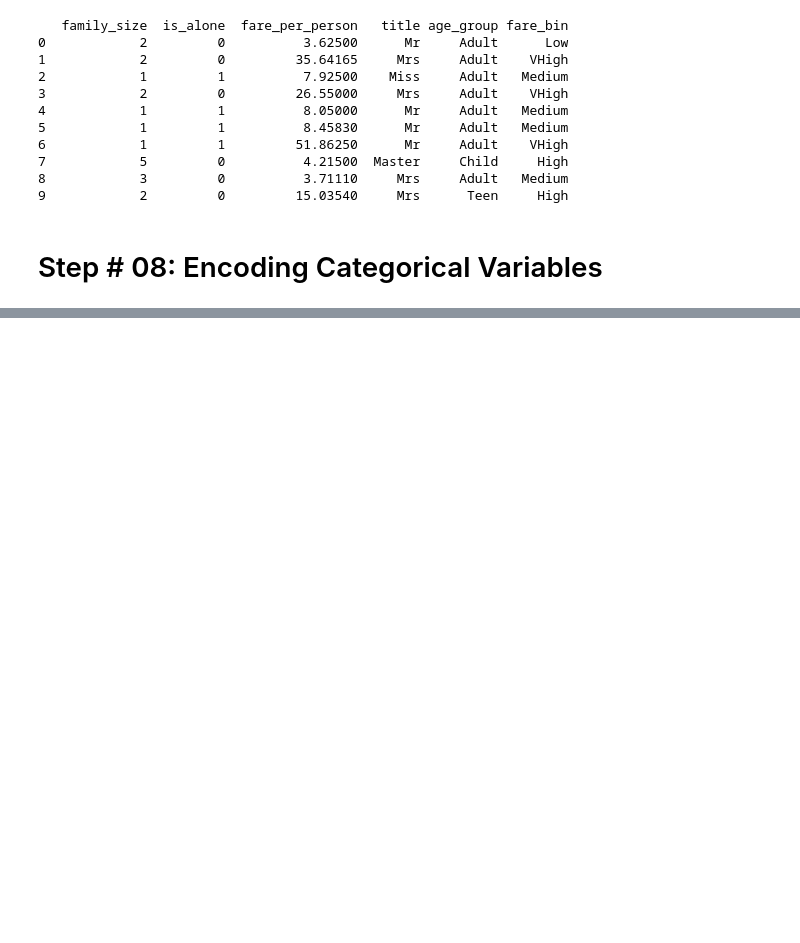
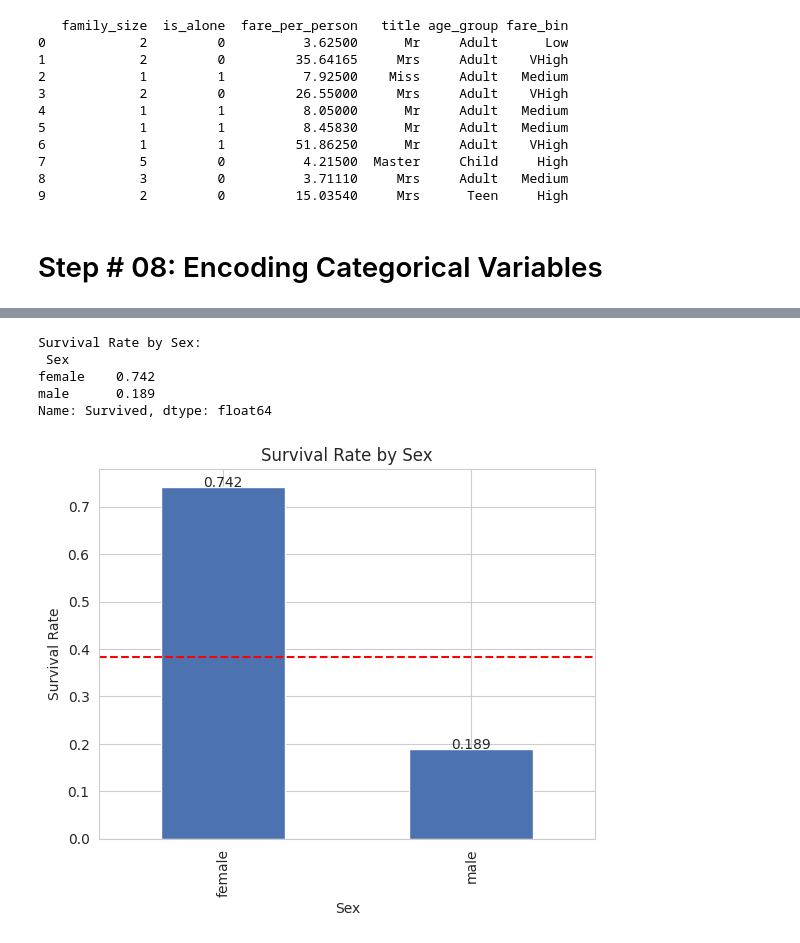
Before and after one commit to Muhammad0407/AIML-Internship-Week2-Muhammad-Luqman, a Jupyter notebook: Week_02.ipynb, the cells around one changed output, grey strips where cells are left out. Drawn from its saved outputs; the diff is of its cells as text; code cells hidden in the pictures; blank space fills up the shorter version.

```diff
--- a/Week_02.ipynb
+++ b/Week_02.ipynb
@@ -830,0 +1062,21 @@ print(df[['family_size', 'is_alone', 'fare_per_person',
+# %%
+# b - Survival rate by Sex
+sex_sur = df.groupby('Sex')['Survived'].mean().round(3)
+print("\nSurvival Rate by Sex:\n", sex_sur)
+
+sex_sur.plot(kind='bar',color=bar_color)
+plt.axhline(overall_rate, color='red', linestyle='--')
+plt.title('Survival Rate by Sex')
+plt.ylabel('Survival Rate')
+
+for i, v in enumerate(sex_sur):
+    plt.text(i, v, f"{v:.3f}", ha='center')
+
+plt.show()
+# %% [output]
+Survival Rate by Sex:
+ Sex
+female    0.742
+male      0.189
+Name: Survived, dtype: float64
+[figure, added]
```
Also changed, not shown: parts of 62 cells of this notebook, 1 other file.
